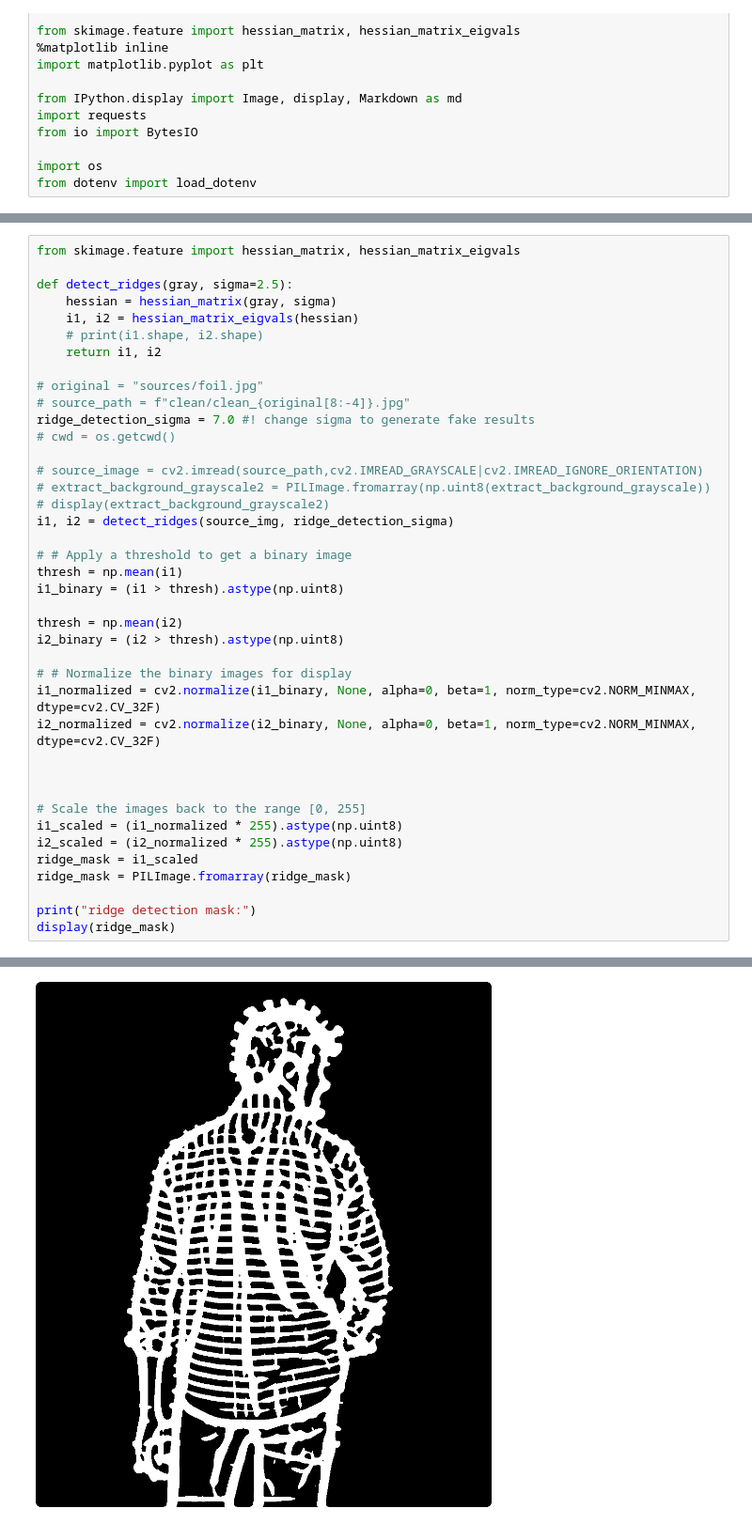
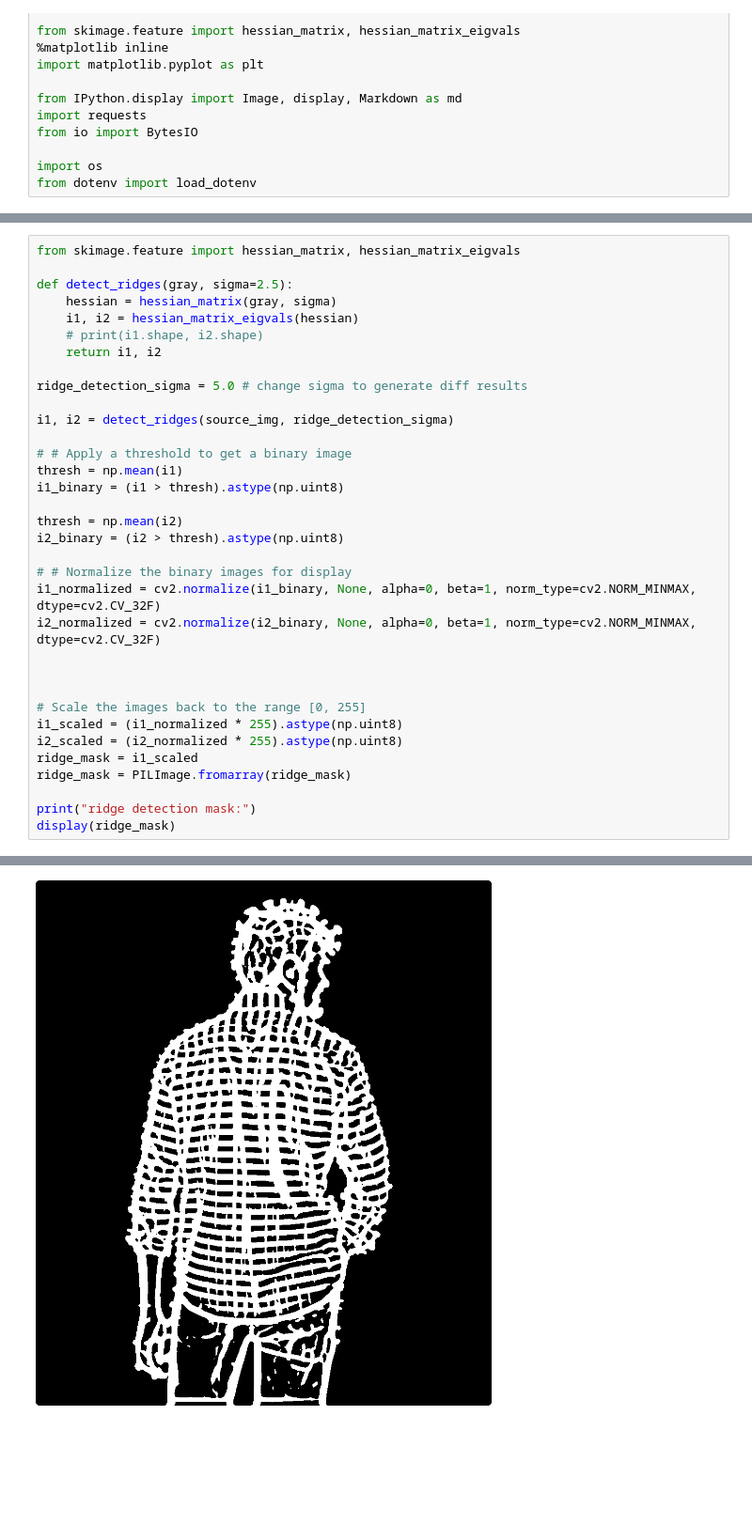
Before and after one commit to andrewhsugithub/crease-recovery, a Jupyter notebook: uncrease.ipynb, the cells around one changed output, grey strips where cells are left out. Shown at 94% size. Drawn from its saved outputs; the diff is of its cells as text; blank space fills up the shorter version.

```diff
--- a/uncrease.ipynb
+++ b/uncrease.ipynb
@@ -37,41 +36,35 @@ def detect_ridges(gray, sigma=2.5):
     i1, i2 = hessian_matrix_eigvals(hessian)
     # print(i1.shape, i2.shape)
     return i1, i2
 
-# original = "sources/foil.jpg"
-# source_path = f"clean/clean_{original[8:-4]}.jpg"
-ridge_detection_sigma = 7.0 #! change sigma to generate fake results
-# cwd = os.getcwd()
+ridge_detection_sigma = 5.0 # change sigma to generate diff results
 
-# source_image = cv2.imread(source_path,cv2.IMREAD_GRAYSCALE|cv2.IMREAD_IGNORE_ORIENTATION)
-# extract_background_grayscale2 = PILImage.fromarray(np.uint8(extract_background_grayscale))
-# display(extract_background_grayscale2)
 i1, i2 = detect_ridges(source_img, ridge_detection_sigma)
 
 # # Apply a threshold to get a binary image
 thresh = np.mean(i1)
 i1_binary = (i1 > thresh).astype(np.uint8)
 
 thresh = np.mean(i2)
 i2_binary = (i2 > thresh).astype(np.uint8)
 
 # # Normalize the binary images for display
 i1_normalized = cv2.normalize(i1_binary, None, alpha=0, beta=1, norm_type=cv2.NORM_MINMAX, dtype=cv2.CV_32F)
 i2_normalized = cv2.normalize(i2_binary, None, alpha=0, beta=1, norm_type=cv2.NORM_MINMAX, dtype=cv2.CV_32F)
 
 
 
 # Scale the images back to the range [0, 255]
 i1_scaled = (i1_normalized * 255).astype(np.uint8)
 i2_scaled = (i2_normalized * 255).astype(np.uint8)
 ridge_mask = i1_scaled
 ridge_mask = PILImage.fromarray(ridge_mask)
 
 print("ridge detection mask:")
 display(ridge_mask)
 # %% [output]
 ridge detection mask:
-[figure, old version]
+[figure, new version]
 # %%
 buf = BytesIO()
 ridge_mask.save(buf, format='PNG')
```
Also changed, not shown: parts of 2 cells of this notebook, 5 other files.
